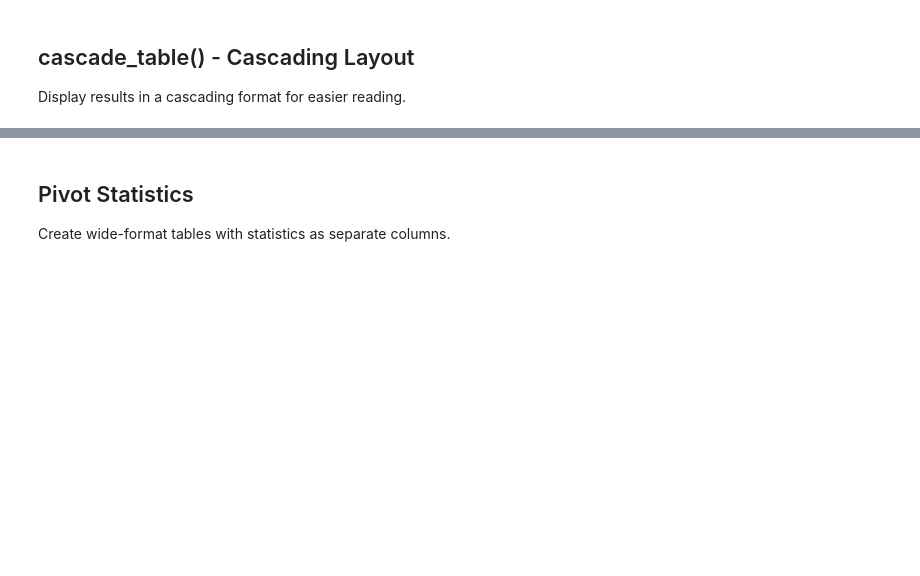
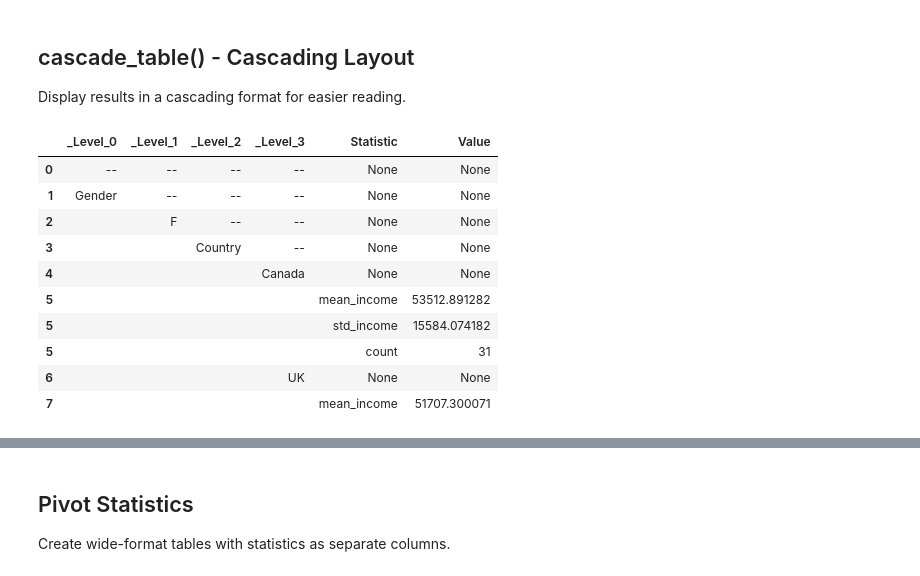
Before and after one commit to BFalquet/pyMyriad, a Jupyter notebook: examples/notebooks/03_tables_and_listings.ipynb, the cells around one changed output, grey strips where cells are left out. Drawn from its saved outputs; the diff is of its cells as text; code cells hidden in the pictures; blank space fills up the shorter version.

```diff
--- a/examples/notebooks/03_tables_and_listings.ipynb
+++ b/examples/notebooks/03_tables_and_listings.ipynb
@@ -57,5 +124,17 @@ gt_table(result, by="df.Country")
 
 Display results in a cascading format for easier reading.
 # %%
-cascade_table(result)
+cascade_table(result).head(10)
+# %% [output]
+|  | _Level_0 | _Level_1 | _Level_2 | _Level_3 | Statistic | Value |
+| 0 | -- | -- | -- | -- | None | None |
+| 1 | Gender | -- | -- | -- | None | None |
+| 2 |  | F | -- | -- | None | None |
+| 3 |  |  | Country | -- | None | None |
+| 4 |  |  |  | Canada | None | None |
+| 5 |  |  |  |  | mean_income | 53512.891282 |
+| 5 |  |  |  |  | std_income | 15584.074182 |
+| 5 |  |  |  |  | count | 31 |
+| 6 |  |  |  | UK | None | None |
+| 7 |  |  |  |  | mean_income | 51707.300071 |
 # %% [markdown]
```
Also changed, not shown: parts of 9 cells of this notebook, 13 other files.
